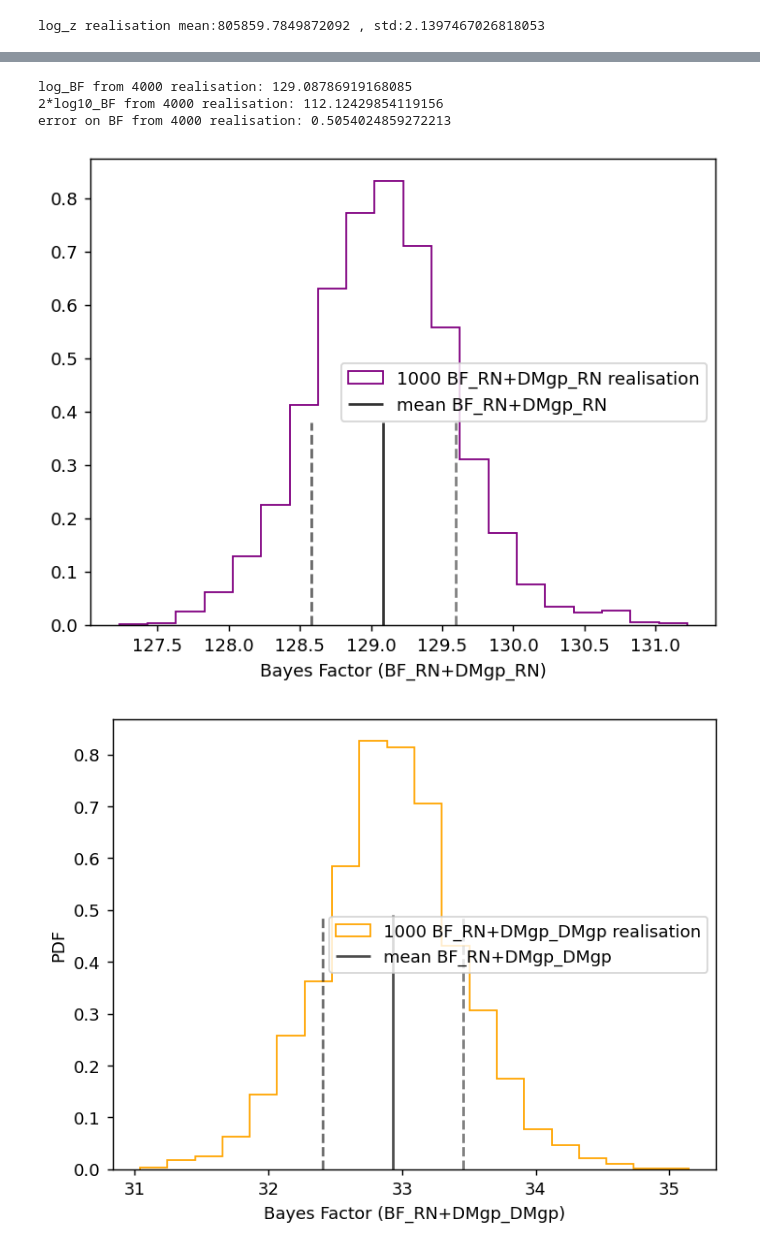
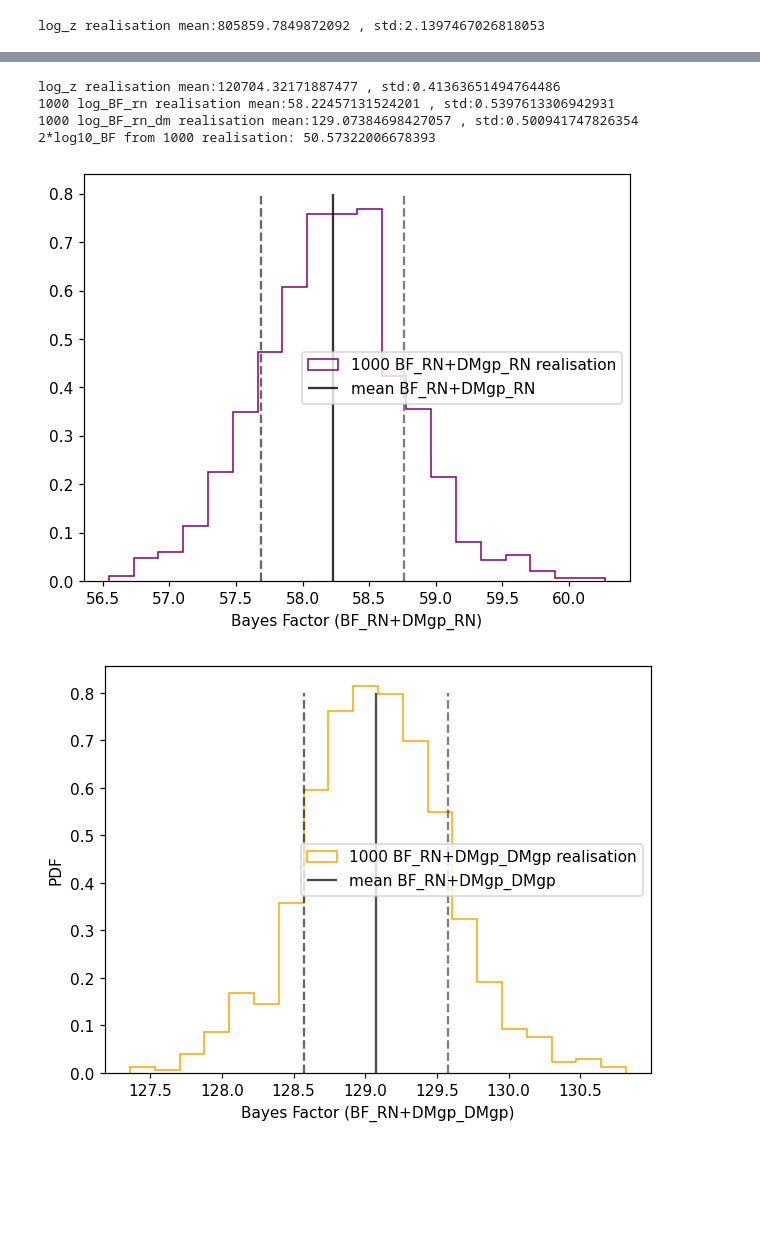
Before and after one commit to ApokryphaV1/GSS-estimator, a Jupyter notebook: Nanograv/single_noise_analysis/scripts/single_plot.ipynb, the cells around one changed output, grey strips where cells are left out. Drawn from its saved outputs; the diff is of its cells as text; code cells hidden in the pictures; blank space fills up the shorter version.

```diff
--- a/Nanograv/single_noise_analysis/scripts/single_plot.ipynb
+++ b/Nanograv/single_noise_analysis/scripts/single_plot.ipynb
@@ -229,7 +230,7 @@ plt.hist(J1600_3053_dmgp ,alpha=1,bins= nbin,histtype='step',density=True,color=
 
 #plt.hist(J1600_3053_rn_dmgp ,alpha=0.5,bins= nbin,histtype='step',density=True,color='purple',label='log(z) of RN+DMgp for J1600-3053')
 plt.hist(J1600_3053_rn_dmgp ,alpha=1,bins= nbin,histtype='step',density=True,color='purple',label='RN+DMgp')
-ymax = 0.16
+ymax = 0.7
 
 plt.vlines(np.mean(J1600_3053_wn), ymin=0, ymax=ymax,linestyle='dashed',alpha=1,color='grey')
 plt.vlines(np.mean(J1600_3053_rn), ymin=0, ymax=ymax,linestyle='dashed',alpha=1,color='orange')
@@ -242,18 +243,14 @@ plt.show()
 plt.rcParams['figure.dpi'] = 110
 N = 5000
 BF = np.zeros(N)
-BF2 = np.zeros(N)
 BF_dm = np.zeros(N)
 
 for i in range(N):
-    rndm_z = np.random.choice(J1600_3053_rn_dmgp)
     rn_z = np.random.choice(J1600_3053_rn)
     wn_z = np.random.choice(J1600_3053_wn)
     BF[i] =  rn_z-wn_z
-    BF2[i] = rndm_z - wn_z
-ymax=0.17
+ymax=0.4
 plt.hist(BF,bins= 20,alpha=1,density=True,histtype='step',color='purple',label='log(BF: RN vs WN) J1600-3053')
-plt.hist(BF2,bins= 20,alpha=1,density=True,histtype='step',color='red',label='log(BF: RN+DMgp vs WN) J1600-3053')
 plt.vlines(np.mean(BF2), ymin=0, ymax=ymax,colors='red',alpha=0.5)#,label='mean (BF_RN+DMgp_DMgp ')
 plt.vlines(np.mean(BF), ymin=0, ymax=ymax,colors='black',alpha=0.8)#,label='mean (BF_RN+DMgp_DMgp ')
 plt.vlines(np.mean(BF)-np.std(BF), ymin=0, ymax=ymax,colors='black',linestyle='dashed',alpha=0.6)
@@ -262,10 +259,10 @@ plt.legend()
 plt.xlabel('Bayes Factor (BF: RN vs WN)')
 plt.figure()
 for i in range(N):
-    rn_z = np.random.choice(J1600_3053_rn)
+    wn_z = np.random.choice(J1600_3053_wn)
     rndm_z = np.random.choice(J1600_3053_rn_dmgp)
-    BF_dm[i] =  rndm_z - rn_z
-ymax=0.16
+    BF_dm[i] =  rndm_z - wn_z
+ymax=0.4
 plt.hist(BF_dm,bins= 20,alpha=1,density=True,histtype='step',color='orange',label=' BF RN+DMgp vs RN J1600-3053')
 plt.vlines(np.mean(BF_dm), ymin=0, ymax=ymax,colors='black',alpha=0.7)#,label='mean  BF_RN_RN+DMgp ')
 plt.vlines(np.mean(BF_dm)-np.std(BF_dm), ymin=0, ymax=ymax,colors='black',linestyle='dashed',alpha=0.6)
@@ -274,7 +271,7 @@ plt.legend()
 plt.xlabel('Bayes Factor (BF_RN+DMgp_RN)')
 plt.ylabel('PDF')
 print(f'log_z realisation mean:{np.mean(J1600_3053_rn_dmgp)} , std:{np.std(J1600_3053_rn_dmgp)}')
-print('log_BF from',N,'realisation:',np.mean(BF))
+print(f'{N} log_BF_rn realisation mean:{np.mean(BF)} , std:{np.std(BF)}')
+print(f'{N} log_BF_rn_dm realisation mean:{np.mean(BF_dm)} , std:{np.std(BF_dm)}')
 print('2*log10_BF from',N,'realisation:',2*np.log10(np.exp(np.mean(BF))))
-print('error on BF from',N,'realisation:',np.std(BF))
 # %% [output]
@@ -328,49 +326,49 @@ plt.vlines(np.mean(J1705_1903_dmgp), ymin=0, ymax=0.9,linestyle='dashed',color='
 plt.vlines(np.mean(J1705_1903_rn_dmgp), ymin=0, ymax=0.9,linestyle='dashed',color='purple',alpha=0.5,label='mean log(z) RN+DMgp ')
 plt.xlabel('log(z)')
 plt.ylabel('PDF')
 plt.legend()
 plt.show()
-plt.rcParams['figure.dpi'] = 130
-N = 4000
+N = 1000
 BF = np.zeros(N)
 BF_dm = np.zeros(N)
 
 for i in range(N):
 
     wn_z = np.random.choice(J1705_1903_wn)
+    rn_z = np.random.choice(J1705_1903_rn)
+    BF[i] = rn_z - wn_z
+for i in range(N):
+    wn_z = np.random.choice(J1705_1903_wn)
     rndm_z = np.random.choice(J1705_1903_rn_dmgp)
-    BF[i] = rndm_z - wn_z
-for i in range(N):
-    dmgp_z = np.random.choice(J1705_1903_dmgp)
-    rndm_z = np.random.choice(J1705_1903_rn_dmgp)
-    BF_dm[i] = rndm_z - dmgp_z
-ymax=0.38
+    BF_dm[i] = rndm_z - wn_z
+ymax=0.8
 plt.hist(BF,bins= 20,alpha=1,density=True,histtype='step',color='purple',label='1000 BF_RN+DMgp_RN realisation')
 plt.vlines(np.mean(BF), ymin=0, ymax=ymax,colors='black',alpha=0.8,label='mean BF_RN+DMgp_RN ')
 plt.vlines(np.mean(BF)-np.std(BF), ymin=0, ymax=ymax,colors='black',linestyle='dashed',alpha=0.6)
 plt.vlines(np.mean(BF)+np.std(BF), ymin=0, ymax=ymax,colors='black',linestyle='dashed',alpha=0.5)
 plt.legend()
 plt.xlabel('Bayes Factor (BF_RN+DMgp_RN)')
 plt.figure()
-ymax=0.49
+ymax=0.8
 plt.hist(BF_dm,bins= 20,alpha=1,density=True,histtype='step',color='orange',label='1000 BF_RN+DMgp_DMgp realisation')
 plt.vlines(np.mean(BF_dm), ymin=0, ymax=ymax,colors='black',alpha=0.7,label='mean BF_RN+DMgp_DMgp ')
 plt.vlines(np.mean(BF_dm)-np.std(BF_dm), ymin=0, ymax=ymax,colors='black',linestyle='dashed',alpha=0.6)
 plt.vlines(np.mean(BF_dm)+np.std(BF_dm), ymin=0, ymax=ymax,colors='black',linestyle='dashed',alpha=0.5)
 plt.legend()
 plt.xlabel('Bayes Factor (BF_RN+DMgp_DMgp)')
 plt.ylabel('PDF')
 print(f'log_z realisation mean:{np.mean(J1705_1903_rn_dmgp)} , std:{np.std(J1705_1903_rn_dmgp)}')
-print('log_BF from',N,'realisation:',np.mean(BF))
+print(f'{N} log_BF_rn realisation mean:{np.mean(BF)} , std:{np.std(BF)}')
+print(f'{N} log_BF_rn_dm realisation mean:{np.mean(BF_dm)} , std:{np.std(BF_dm)}')
 print('2*log10_BF from',N,'realisation:',2*np.log10(np.exp(np.mean(BF))))
-print('error on BF from',N,'realisation:',np.std(BF))
 # %% [output]
 [figure]
-log_BF from 4000 realisation: 129.08786919168085
-2*log10_BF from 4000 realisation: 112.12429854119156
-error on BF from 4000 realisation: 0.5054024859272213
+log_z realisation mean:120704.32171887477 , std:0.41363651494764486
+1000 log_BF_rn realisation mean:58.22457131524201 , std:0.5397613306942931
+1000 log_BF_rn_dm realisation mean:129.07384698427057 , std:0.500941747826354
+2*log10_BF from 1000 realisation: 50.57322006678393
-[figure, old version]
+[figure, new version]
-[figure, old version]
+[figure, new version]
 # %%
 N = 1000
 BF_inc = np.zeros(N)
```
Also changed, not shown: parts of 8 cells of this notebook.
